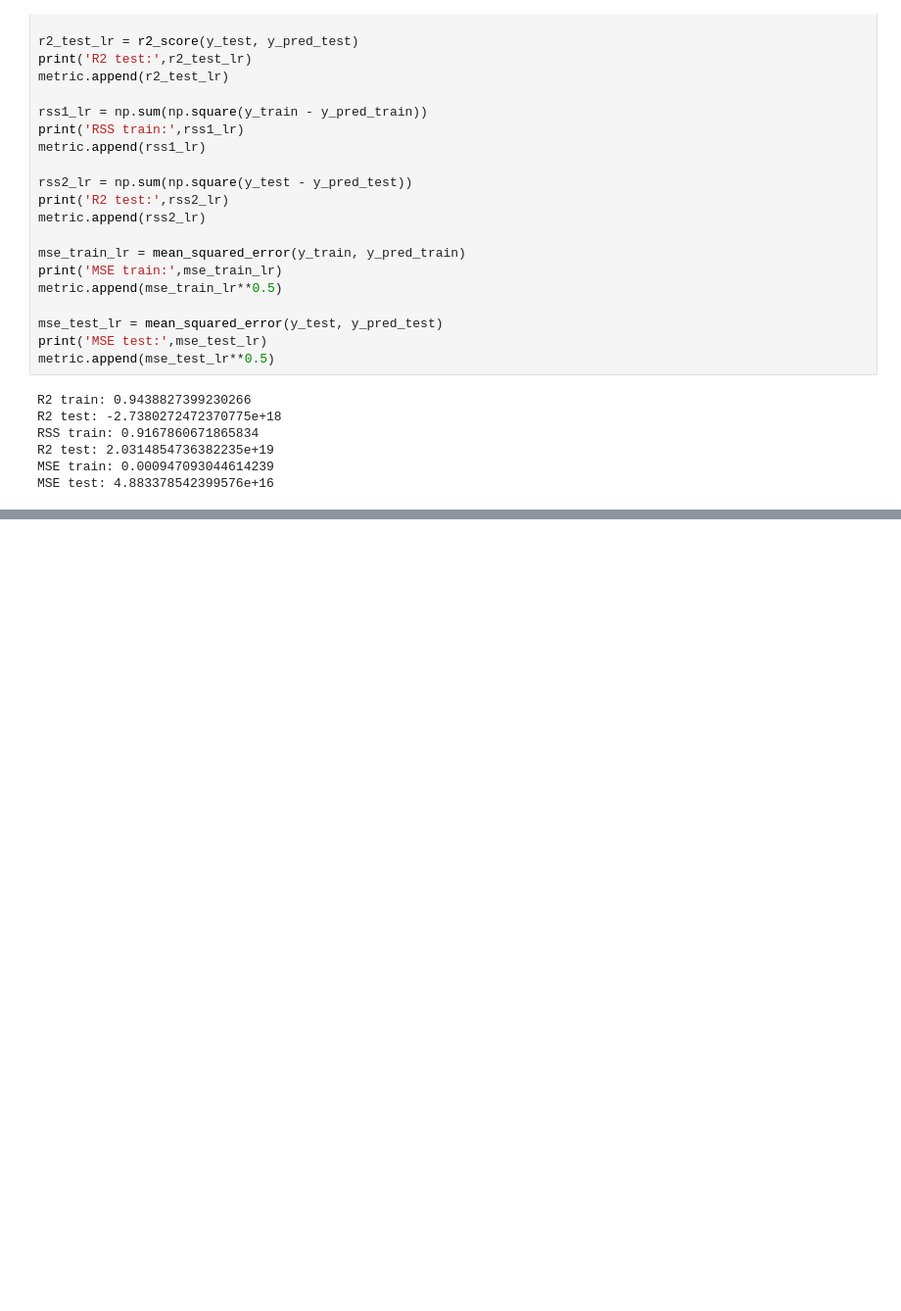
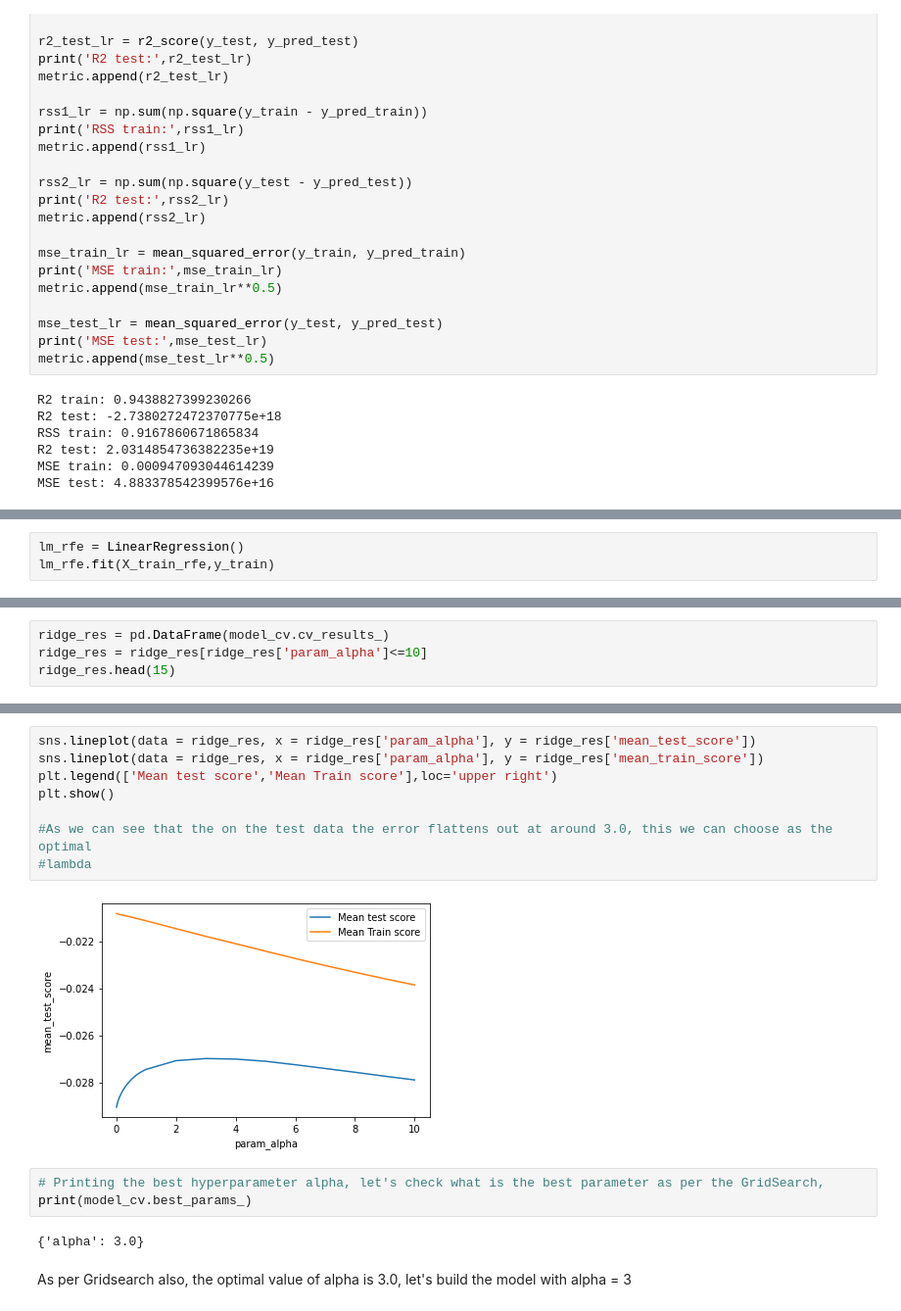
Before and after one commit to gautamjoshi1984/Advanced_Regression_Assignment, a Jupyter notebook: Advanced_Regression.ipynb, the cells around one changed output, grey strips where cells are left out. Shown at 98% size. Drawn from its saved outputs; the diff is of its cells as text; blank space fills up the shorter version.

```diff
--- a/Advanced_Regression.ipynb
+++ b/Advanced_Regression.ipynb
@@ -975,0 +681,3 @@ PropertyAge             -1.214829e-01 -0.056825 -0.089419
+# %%
+lm_rfe = LinearRegression()
+lm_rfe.fit(X_train_rfe,y_train)
@@ -975,0 +899,4 @@ PropertyAge             -1.214829e-01 -0.056825 -0.089419
+# %%
+ridge_res = pd.DataFrame(model_cv.cv_results_)
+ridge_res = ridge_res[ridge_res['param_alpha']<=10]
+ridge_res.head(15)
@@ -975,0 +920,17 @@ PropertyAge             -1.214829e-01 -0.056825 -0.089419
+# %%
+sns.lineplot(data = ridge_res, x = ridge_res['param_alpha'], y = ridge_res['mean_test_score'])
+sns.lineplot(data = ridge_res, x = ridge_res['param_alpha'], y = ridge_res['mean_train_score'])
+plt.legend(['Mean test score','Mean Train score'],loc='upper right')
+plt.show()
+
+#As we can see that the on the test data the error flattens out at around 3.0, this we can choose as the optimal
+#lambda
+# %% [output]
+[figure, added]
+# %%
+# Printing the best hyperparameter alpha, let's check what is the best parameter as per the GridSearch,
+print(model_cv.best_params_)
+# %% [output]
+{'alpha': 3.0}
+# %% [markdown]
+As per Gridsearch also, the optimal value of alpha is 3.0, let's build the model with alpha = 3
```
Also changed, not shown: parts of 115 cells of this notebook.
